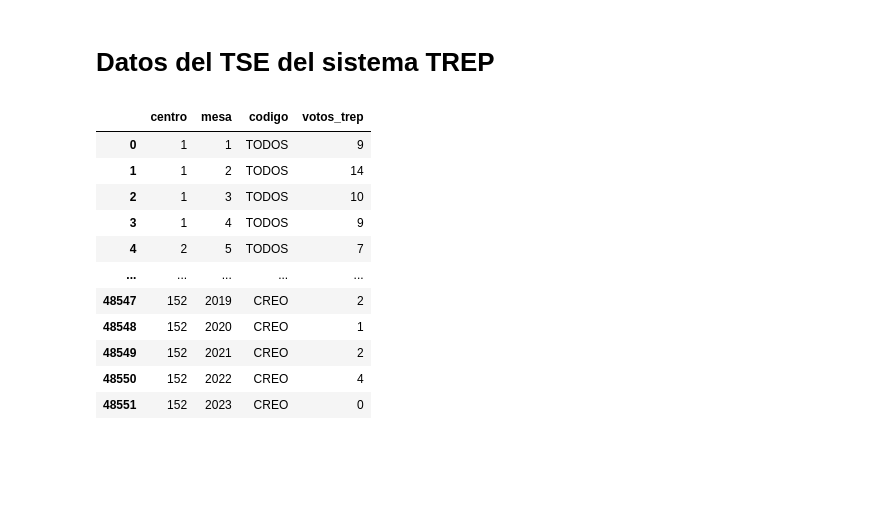
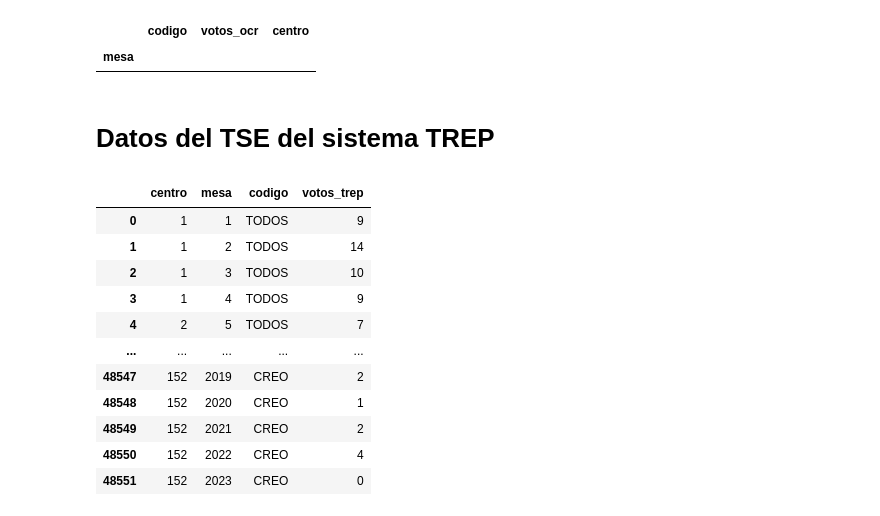
Before and after one commit to RudiksChess/recopilacion_y_analisis_elecciones_de_guatemala_2023, a Jupyter notebook: code/analisis_datos_municipalidad_de_guatemala.ipynb, the cells around one changed output. Cells and saved outputs as stored; diff of their text form; code cells hidden in the pictures; blank space fills up the shorter version.

```diff
--- a/code/analisis_datos_municipalidad_de_guatemala.ipynb
+++ b/code/analisis_datos_municipalidad_de_guatemala.ipynb
@@ -97,3 +126,9 @@ df_general_ocr
+# %%
+analisis = df_general_ocr.groupby(["mesa"]).count()
+analisis[analisis["codigo"] != 2]
+# %% [output]
+|  | codigo | votos_ocr | centro |
+| mesa |  |  |  |
 # %% [markdown]
 # Datos del TSE del sistema TREP
 # %%
```
Also changed, not shown: parts of 12 cells of this notebook, 28 other files.
